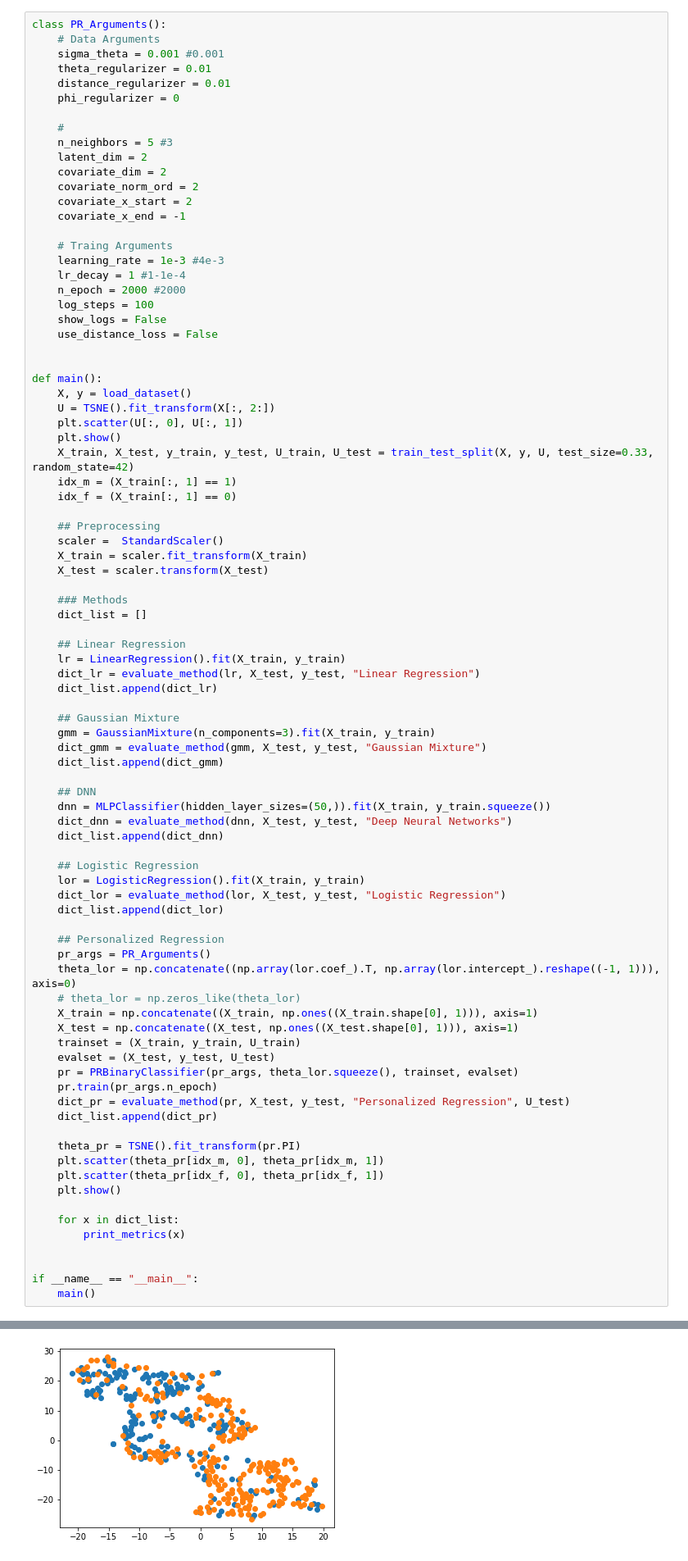
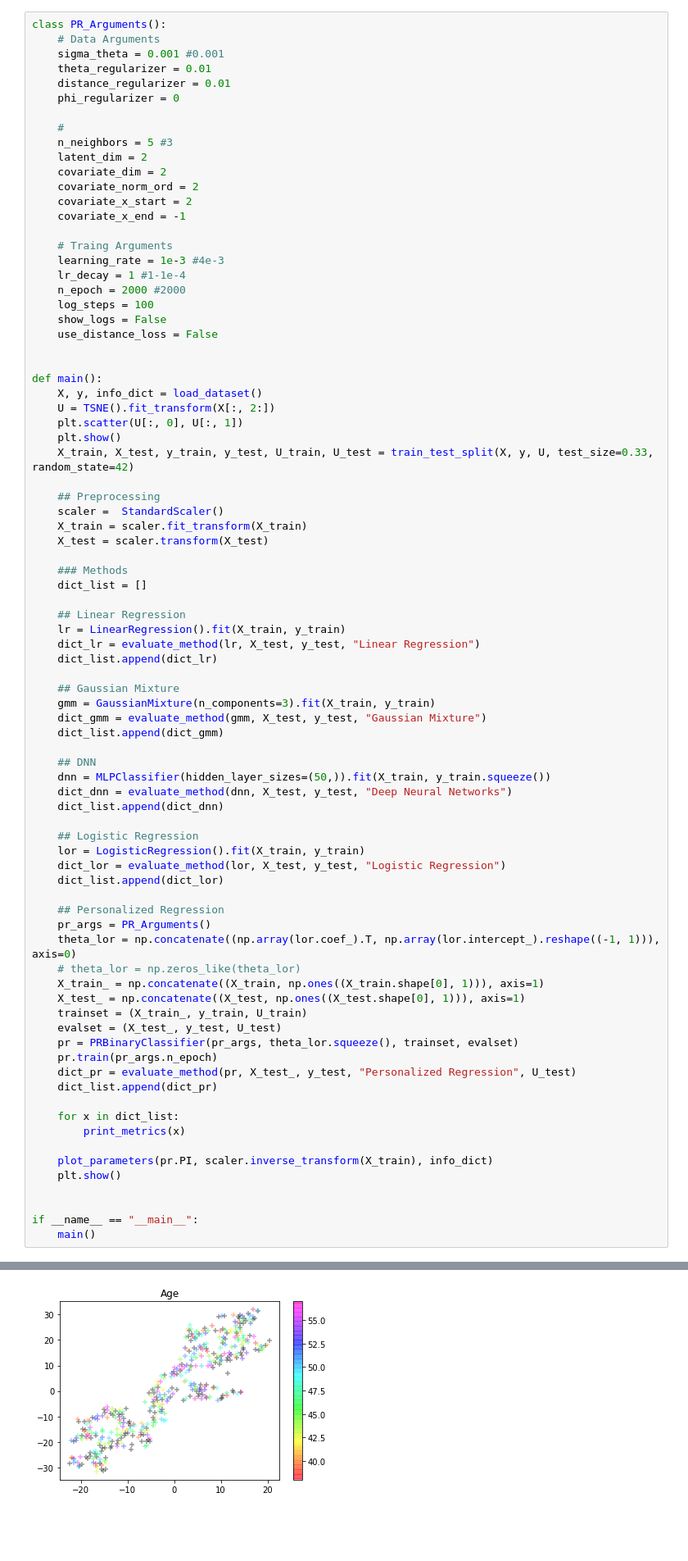
Before and after one commit to ChengyangHuang/Personalized_Regression, a Jupyter notebook: Disease_Analysis.ipynb, the cells around one changed output, grey strips where cells are left out. Shown at 82% size. Saved outputs shown, nothing was run; the diff lists cells and outputs as text; blank space fills up the shorter version.

Commit message:
Disease_Analysis Add plots

```diff
--- a/Disease_Analysis.ipynb
+++ b/Disease_Analysis.ipynb
@@ -278,13 +313,11 @@ class PR_Arguments():
 
 
 def main():
-    X, y = load_dataset()
+    X, y, info_dict = load_dataset()
     U = TSNE().fit_transform(X[:, 2:])
     plt.scatter(U[:, 0], U[:, 1])
     plt.show()
     X_train, X_test, y_train, y_test, U_train, U_test = train_test_split(X, y, U, test_size=0.33, random_state=42)
-    idx_m = (X_train[:, 1] == 1)
-    idx_f = (X_train[:, 1] == 0)
 
     ## Preprocessing
     scaler =  StandardScaler()
@@ -318,23 +351,21 @@ def main():
     pr_args = PR_Arguments()
     theta_lor = np.concatenate((np.array(lor.coef_).T, np.array(lor.intercept_).reshape((-1, 1))), axis=0)
     # theta_lor = np.zeros_like(theta_lor)
-    X_train = np.concatenate((X_train, np.ones((X_train.shape[0], 1))), axis=1)
-    X_test = np.concatenate((X_test, np.ones((X_test.shape[0], 1))), axis=1)
-    trainset = (X_train, y_train, U_train)
-    evalset = (X_test, y_test, U_test)
+    X_train_ = np.concatenate((X_train, np.ones((X_train.shape[0], 1))), axis=1)
+    X_test_ = np.concatenate((X_test, np.ones((X_test.shape[0], 1))), axis=1)
+    trainset = (X_train_, y_train, U_train)
+    evalset = (X_test_, y_test, U_test)
     pr = PRBinaryClassifier(pr_args, theta_lor.squeeze(), trainset, evalset)
     pr.train(pr_args.n_epoch)
-    dict_pr = evaluate_method(pr, X_test, y_test, "Personalized Regression", U_test)
+    dict_pr = evaluate_method(pr, X_test_, y_test, "Personalized Regression", U_test)
     dict_list.append(dict_pr)
-
-    theta_pr = TSNE().fit_transform(pr.PI)
-    plt.scatter(theta_pr[idx_m, 0], theta_pr[idx_m, 1])
-    plt.scatter(theta_pr[idx_f, 0], theta_pr[idx_f, 1])
-    plt.show()
 
     for x in dict_list:
         print_metrics(x)
 
+    plot_parameters(pr.PI, scaler.inverse_transform(X_train), info_dict)
+    plt.show()
+
 
 if __name__ == "__main__":
     main()
@@ -357 +402 @@ if __name__ == "__main__":
-[figure, old version]
+[figure, new version]
```
Also changed, not shown: parts of 2 cells of this notebook.
